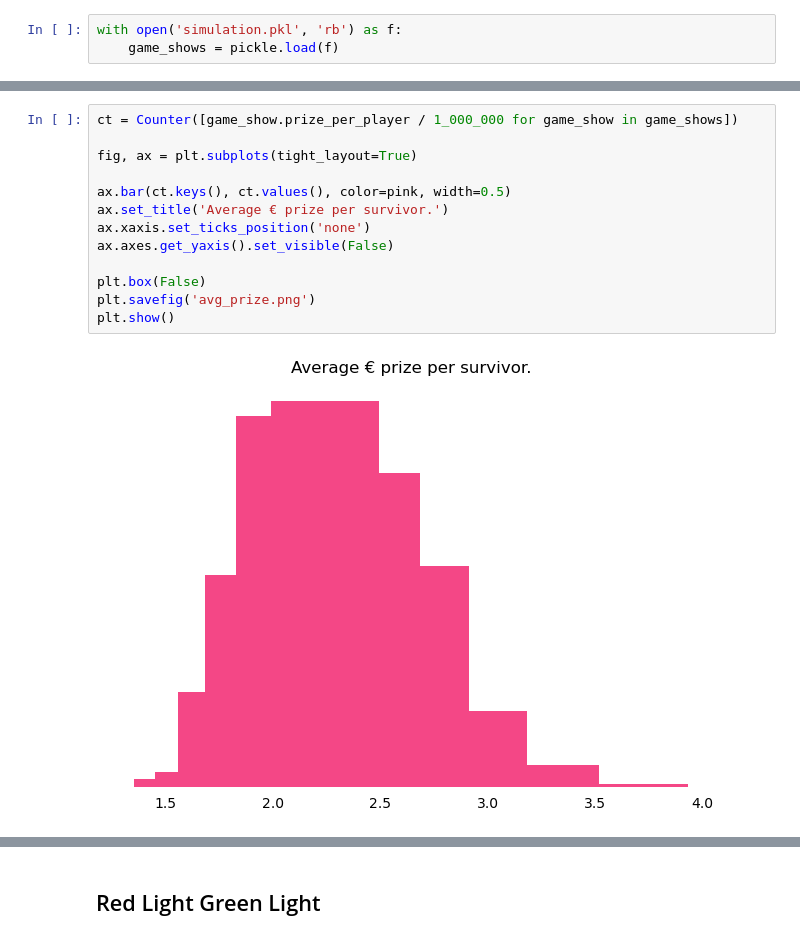
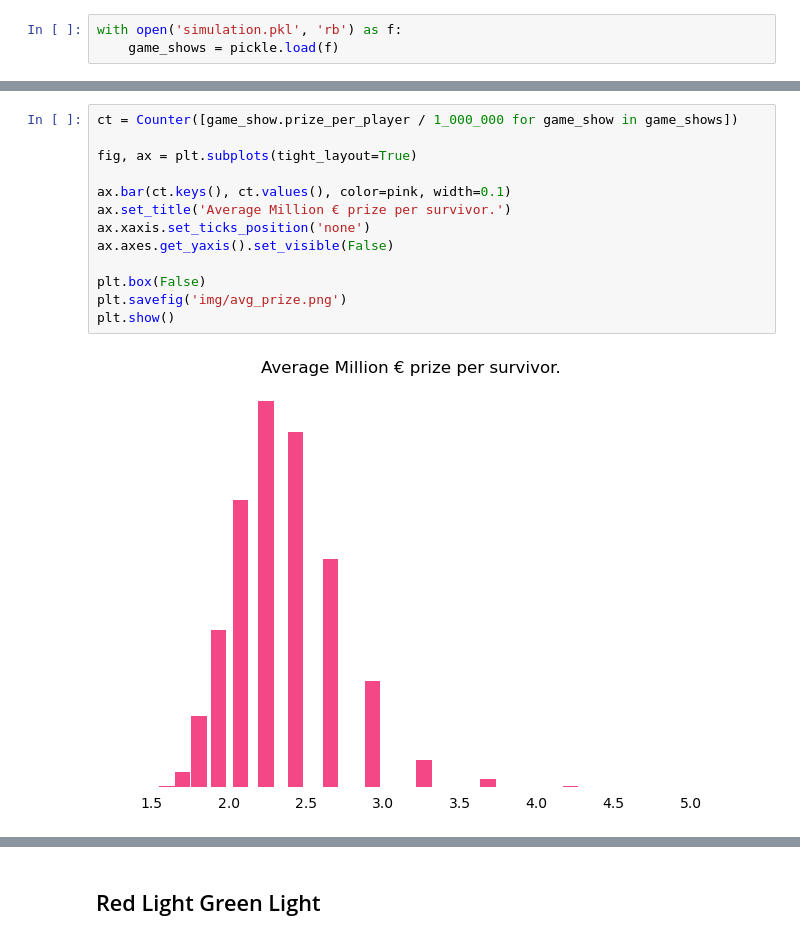
Before and after one commit to DylanZammit/SquidGameSimulator, a Jupyter notebook: src/analysis.ipynb, the cells around one changed output, grey strips where cells are left out. Cells and saved outputs as stored; diff of their text form.

Commit message:
update images

```diff
--- a/src/analysis.ipynb
+++ b/src/analysis.ipynb
@@ -42,15 +42,15 @@ Game 6) SquidGame: self.num_players=25, self.num_active=12, self.num_eliminated=
 # %%
 ct = Counter([game_show.prize_per_player / 1_000_000 for game_show in game_shows])
 
 fig, ax = plt.subplots(tight_layout=True)
 
-ax.bar(ct.keys(), ct.values(), color=pink, width=0.5)
-ax.set_title('Average € prize per survivor.')
+ax.bar(ct.keys(), ct.values(), color=pink, width=0.1)
+ax.set_title('Average Million € prize per survivor.')
 ax.xaxis.set_ticks_position('none')
 ax.axes.get_yaxis().set_visible(False)
 
 plt.box(False)
-plt.savefig('avg_prize.png')
+plt.savefig('img/avg_prize.png')
 plt.show()
 # %% [output]
-[figure, old version]
+[figure, new version]
```
Also changed, not shown: parts of 10 cells of this notebook, 5 other files.
